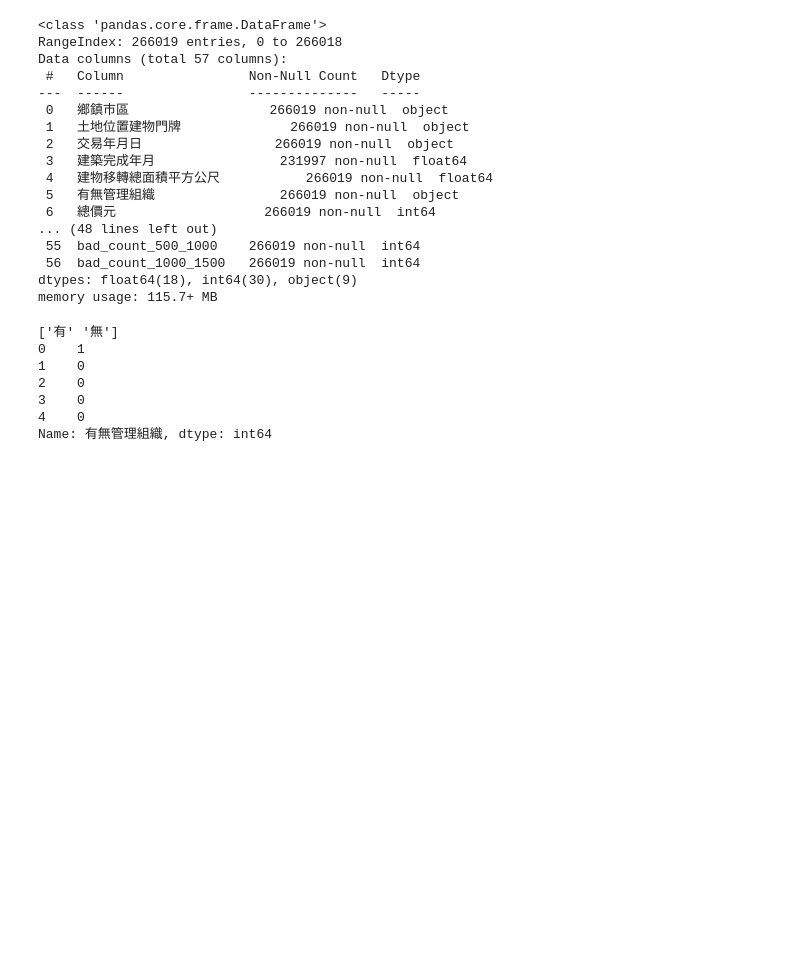
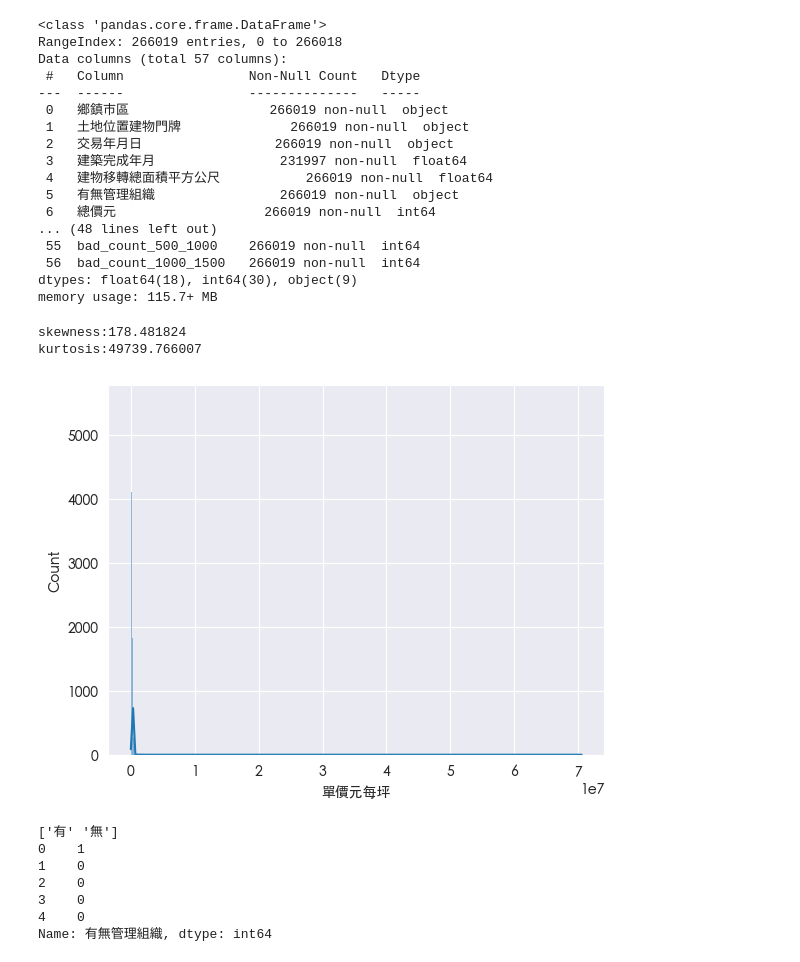
Before and after one commit to BDSE35/house, a Jupyter notebook: EDA/rawData_analysis.ipynb, the cells around one changed output. Drawn from its saved outputs; the diff is of its cells as text; code cells hidden in the pictures; blank space fills up the shorter version.

```diff
--- a/EDA/rawData_analysis.ipynb
+++ b/EDA/rawData_analysis.ipynb
@@ -58,6 +58,21 @@ Data columns (total 57 columns):
  56  bad_count_1000_1500   266019 non-null  int64
 dtypes: float64(18), int64(30), object(9)
 memory usage: 115.7+ MB
+# %%
+from scipy import stats
+
+#計算偏度與峰度
+skewness = stats.skew(df['單價元每坪'], bias=False)
+kurtosis = stats.kurtosis(df['單價元每坪'], bias = False, fisher=True)
+print('skewness:%f'%skewness)
+print('kurtosis:%f'%kurtosis)
+#劃出分配圖
+sns.histplot(df['單價元每坪'], kde=True)
+plt.show()
+# %% [output]
+skewness:178.481824
+kurtosis:49739.766007
+[figure, added]
 # %%
 print(df['有無管理組織'].unique())
 
```
Also changed, not shown: 15 other files.
